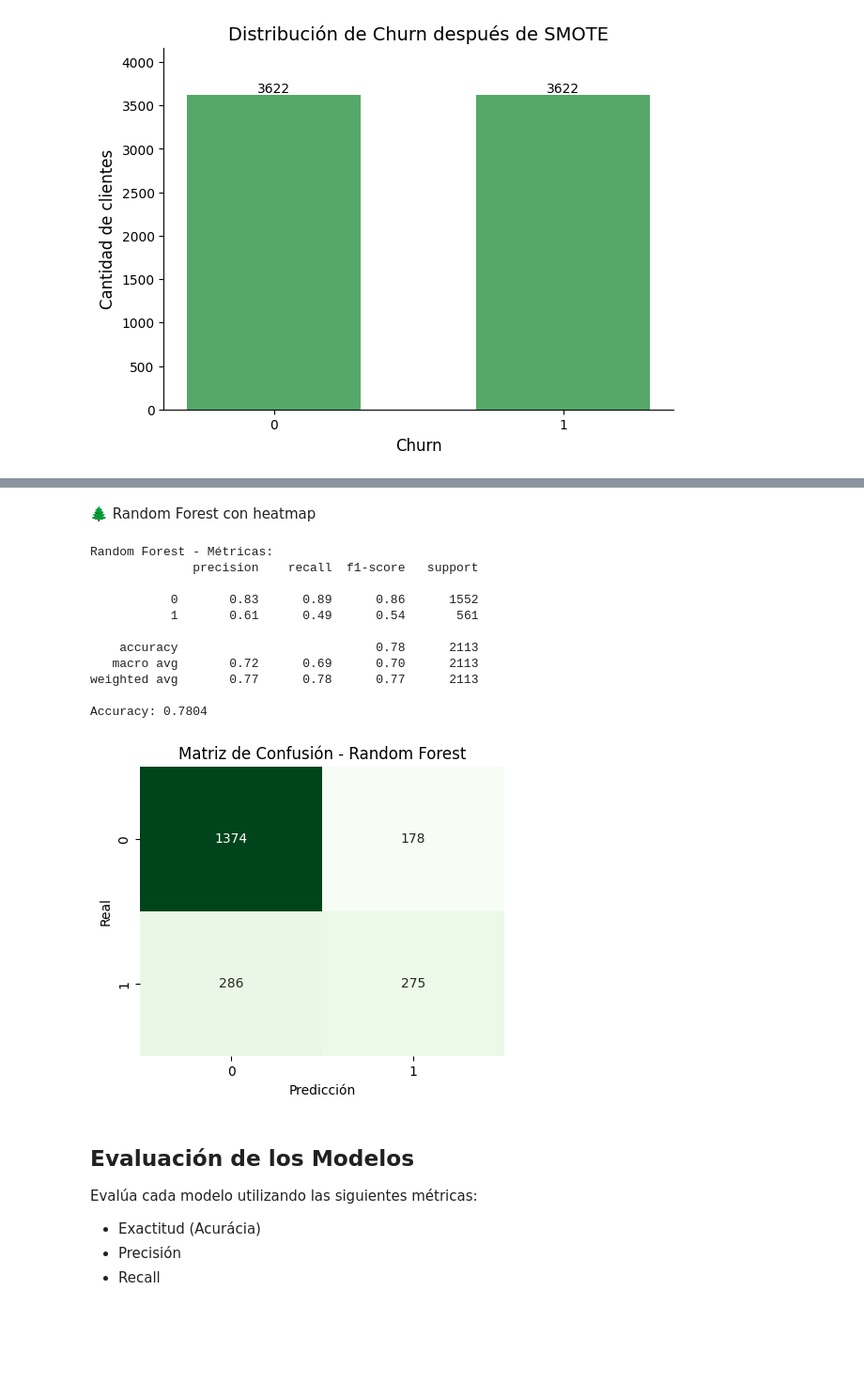
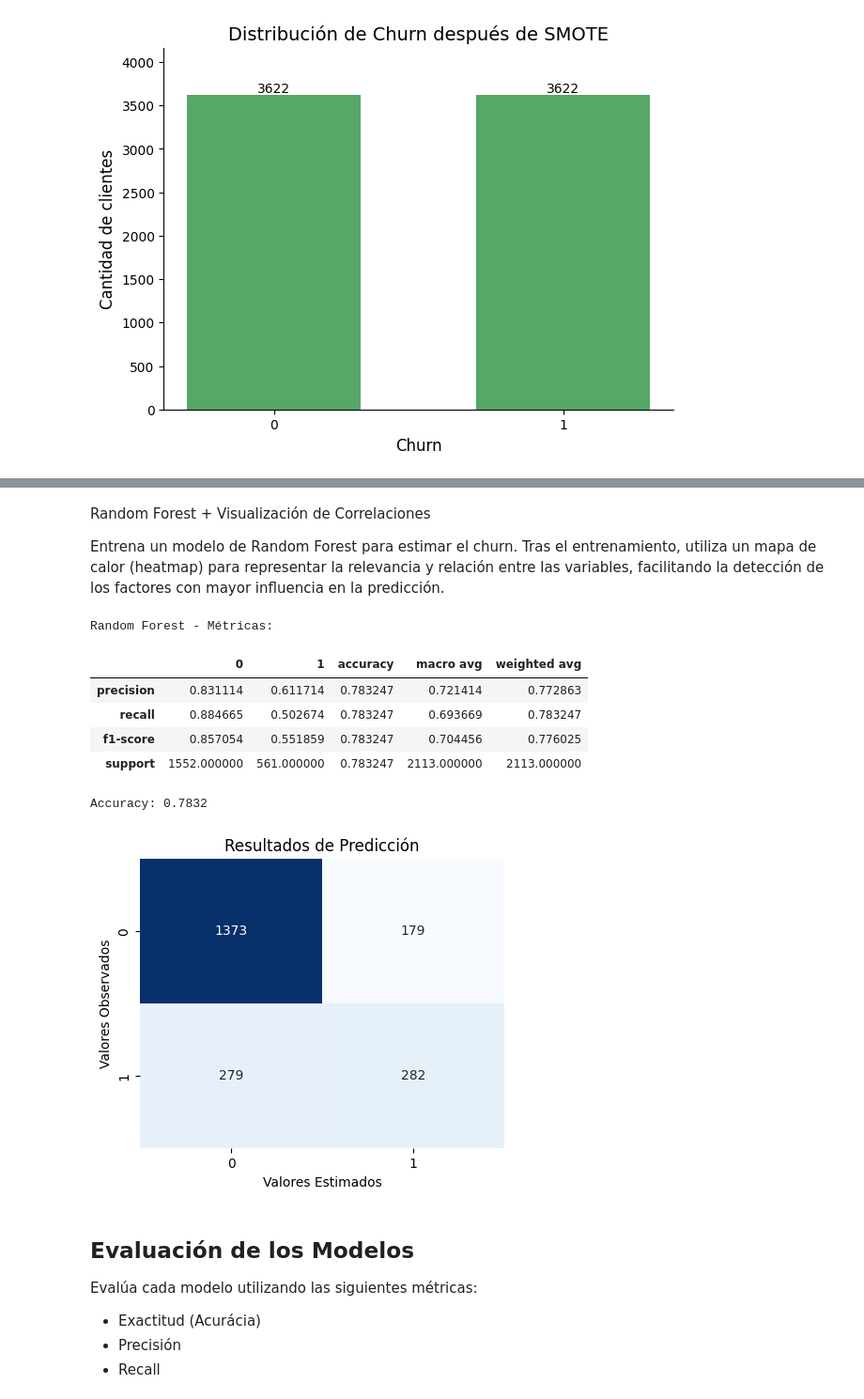
Before and after one commit to renzolea/Challenge-TelecomX_parte2_Latam, a Jupyter notebook: TelecomX_LATAM_2.ipynb, the cells around one changed output, grey strips where cells are left out. Shown at 94% size. Drawn from its saved outputs; the diff is of its cells as text; code cells hidden in the pictures; blank space fills up the shorter version.

```diff
--- a/TelecomX_LATAM_2.ipynb
+++ b/TelecomX_LATAM_2.ipynb
@@ -517,41 +575,52 @@ Accuracy: 0.7260
-# %% [markdown]
-🌲 Random Forest con heatmap
+# %% [markdown]
+Random Forest + Visualización de Correlaciones
+
+Entrena un modelo de Random Forest para estimar el churn. Tras el entrenamiento, utiliza un mapa de calor (heatmap) para representar la relevancia y relación entre las variables, facilitando la detección de los factores con mayor influencia en la predicción.
 # %%
 from sklearn.ensemble import RandomForestClassifier
+from sklearn.metrics import confusion_matrix, classification_report, accuracy_score
+import seaborn as sns
+import matplotlib.pyplot as plt
+import pandas as pd
 
-# Entrenamiento y predicción
+# Initialize and train the Random Forest model
+# Using 100 estimators and a fixed random_state for reproducibility
 forest = RandomForestClassifier(n_estimators=100, random_state=42)
-forest.fit(X_train, y_train)
+forest.fit(X_train, y_train) # Train the model on the training data
+
+# Make predictions on the test data
 y_pred_forest = forest.predict(X_test)
 
-# Métricas
+# Calculate and display evaluation metrics
 print("Random Forest - Métricas:")
-print(classification_report(y_test, y_pred_forest))
+# Get classification report as a dictionary
+report_str_forest = classification_report(y_test, y_pred_forest, output_dict=True)
+# Convert the dictionary to a pandas DataFrame for horizontal display
+report_df_forest = pd.DataFrame(report_str_forest)
+display(report_df_forest) # Display the metrics table
+
+# Print overall accuracy
 print(f"Accuracy: {accuracy_score(y_test, y_pred_forest):.4f}")
 
-# Matriz de confusión
+# Generate the confusion matrix
 cm_forest = confusion_matrix(y_test, y_pred_forest)
 
-# Heatmap
-plt.figure(figsize=(5,4))
-sns.heatmap(cm_forest, annot=True, fmt='d', cmap='Greens', cbar=False)
-plt.title('Matriz de Confusión - Random Forest')
-plt.xlabel('Predicción')
-plt.ylabel('Real')
-plt.show()
+# Visualize the confusion matrix as a heatmap
+plt.figure(figsize=(5,4)) # Set figure size
+sns.heatmap(cm_forest, annot=True, fmt='d', cmap='Blues', cbar=False) # Create heatmap
+plt.title('Resultados de Predicción') # Changed title
+plt.xlabel('Valores Estimados') # Changed x-axis label
+plt.ylabel('Valores Observados') # Changed y-axis label
+plt.show() # Display the plot
 # %% [output]
 Random Forest - Métricas:
-              precision    recall  f1-score   support
-
-           0       0.83      0.89      0.86      1552
-           1       0.61      0.49      0.54       561
-
-    accuracy                           0.78      2113
-   macro avg       0.72      0.69      0.70      2113
-weighted avg       0.77      0.78      0.77      2113
-
-Accuracy: 0.7804
+|  | 0 | 1 | accuracy | macro avg | weighted avg |
+| precision | 0.831114 | 0.611714 | 0.783247 | 0.721414 | 0.772863 |
+| recall | 0.884665 | 0.502674 | 0.783247 | 0.693669 | 0.783247 |
+| f1-score | 0.857054 | 0.551859 | 0.783247 | 0.704456 | 0.776025 |
+| support | 1552.000000 | 561.000000 | 0.783247 | 2113.000000 | 2113.000000 |
+Accuracy: 0.7832
-[figure, old version]
+[figure, new version]
 # %% [markdown]
 ## Evaluación de los Modelos
 
```
Also changed, not shown: parts of 16 cells of this notebook.
